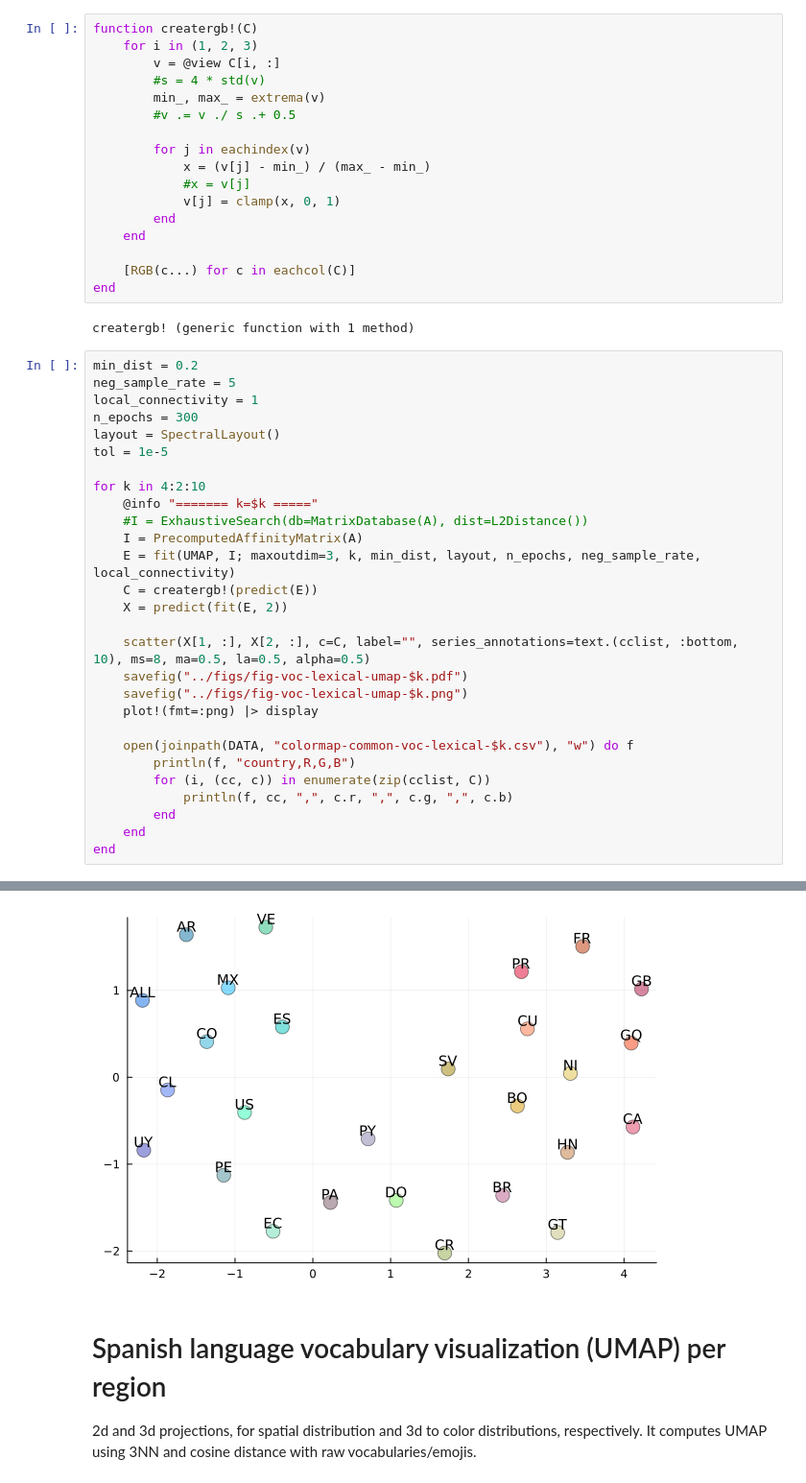
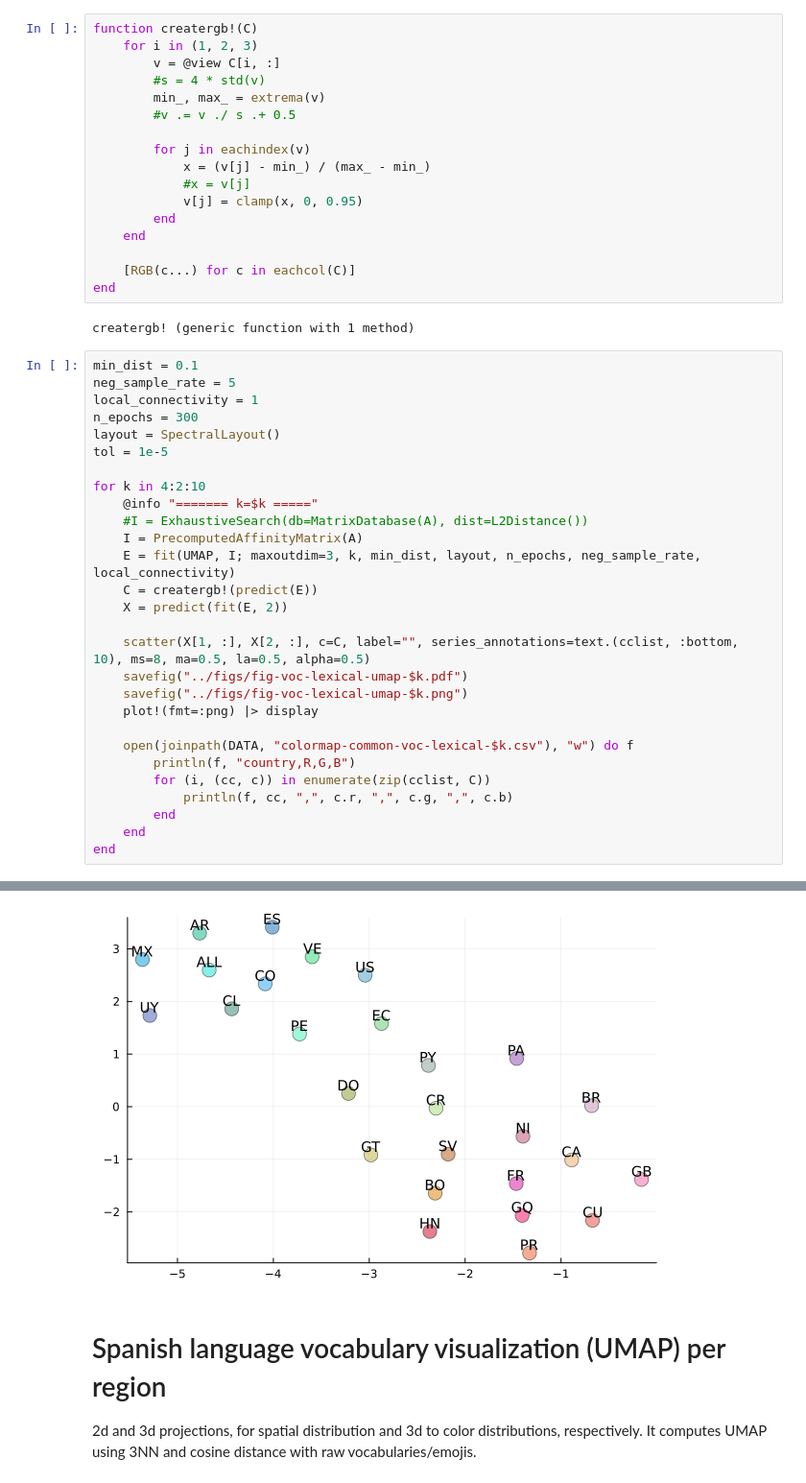
Before and after one commit to INGEOTEC/RegionalSpanish, a Jupyter notebook: notebooks/visualize-common-voc-lexical.ipynb, the cells around one changed output, grey strips where cells are left out. Shown at 96% size. Cells and saved outputs as stored; diff of their text form.

```diff
--- a/notebooks/visualize-common-voc-lexical.ipynb
+++ b/notebooks/visualize-common-voc-lexical.ipynb
@@ -142,7 +142,7 @@ function creatergb!(C)
         for j in eachindex(v)
             x = (v[j] - min_) / (max_ - min_)
             #x = v[j]
-            v[j] = clamp(x, 0, 1)
+            v[j] = clamp(x, 0, 0.95)
         end
     end
 
@@ -151,7 +151,7 @@ end
 # %% [output]
 creatergb! (generic function with 1 method)
 # %%
-min_dist = 0.2
+min_dist = 0.1
 neg_sample_rate = 5
 local_connectivity = 1
 n_epochs = 300
@@ -229,4 +229,4 @@ UMAP construction time cost report:
-[figure, old version]
+[figure, new version]
 # %% [markdown]
 # Spanish language vocabulary visualization (UMAP) per region
 
```
Also changed, not shown: parts of 3 cells of this notebook, 40 other files.
